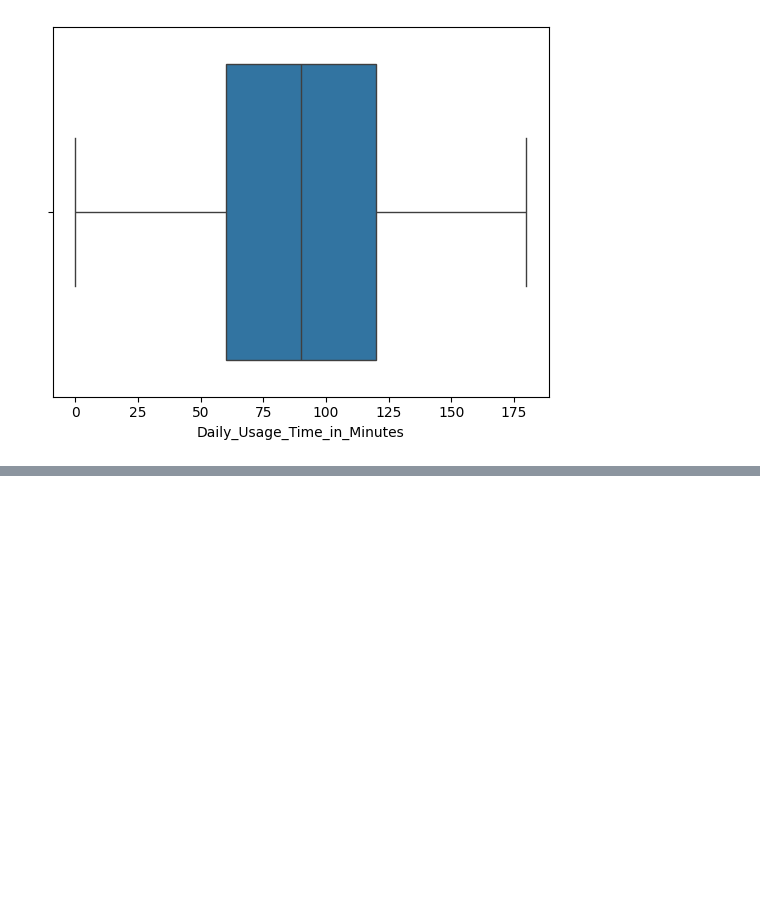
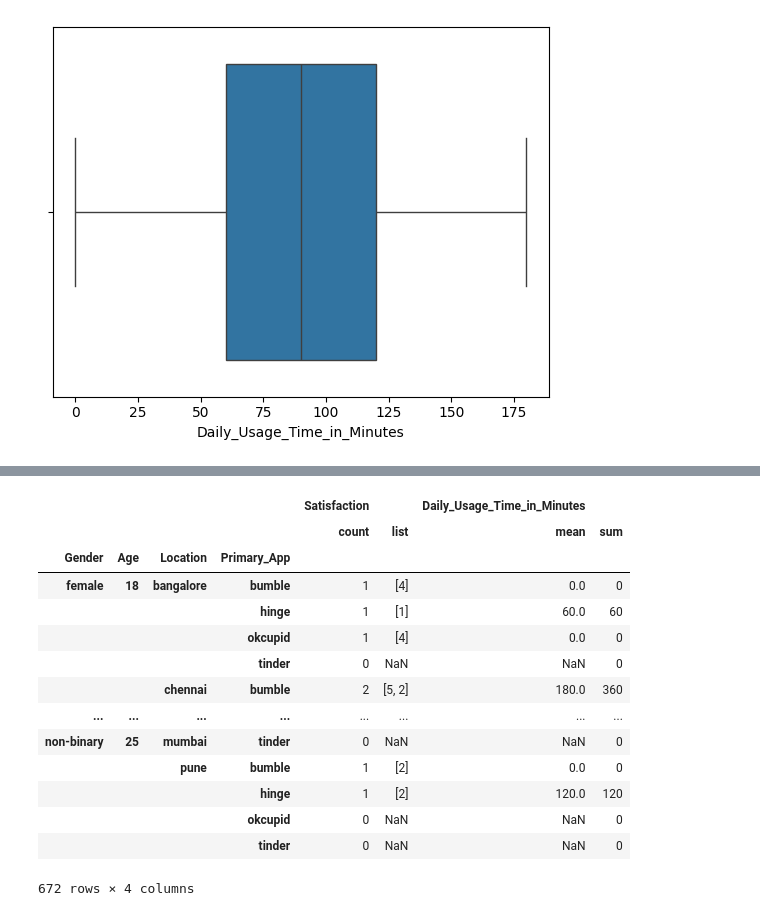
Before and after one commit to dorindaania/ML-EDA, a Jupyter notebook: notebooks/ClassAssignment.ipynb, the cells around one changed output, grey strips where cells are left out. Cells and saved outputs as stored; diff of their text form; code cells hidden in the pictures; blank space fills up the shorter version.

```diff
--- a/notebooks/ClassAssignment.ipynb
+++ b/notebooks/ClassAssignment.ipynb
@@ -276,0 +308,21 @@ df.to_csv("version_1.csv", index=False)
+# %%
+df.groupby(["Gender", "Age", "Location", "Primary_App"]).agg({
+    "Satisfaction": ["count", list],
+    "Daily_Usage_Time_in_Minutes" : ["mean", "sum"],
+    })
+# %% [output]
+|  |  |  |  | Satisfaction |  | Daily_Usage_Time_in_Minutes |  |
+|  |  |  |  | count | list | mean | sum |
+| Gender | Age | Location | Primary_App |  |  |  |  |
+| female | 18 | bangalore | bumble | 1 | [4] | 0.0 | 0 |
+|  |  |  | hinge | 1 | [1] | 60.0 | 60 |
+|  |  |  | okcupid | 1 | [4] | 0.0 | 0 |
+|  |  |  | tinder | 0 | NaN | NaN | 0 |
+|  |  | chennai | bumble | 2 | [5, 2] | 180.0 | 360 |
+| ... | ... | ... | ... | ... | ... | ... | ... |
+| non-binary | 25 | mumbai | tinder | 0 | NaN | NaN | 0 |
+|  |  | pune | bumble | 1 | [2] | 0.0 | 0 |
+|  |  |  | hinge | 1 | [2] | 120.0 | 120 |
+|  |  |  | okcupid | 0 | NaN | NaN | 0 |
+|  |  |  | tinder | 0 | NaN | NaN | 0 |
+672 rows × 4 columns
```
Also changed, not shown: parts of 11 cells of this notebook.
